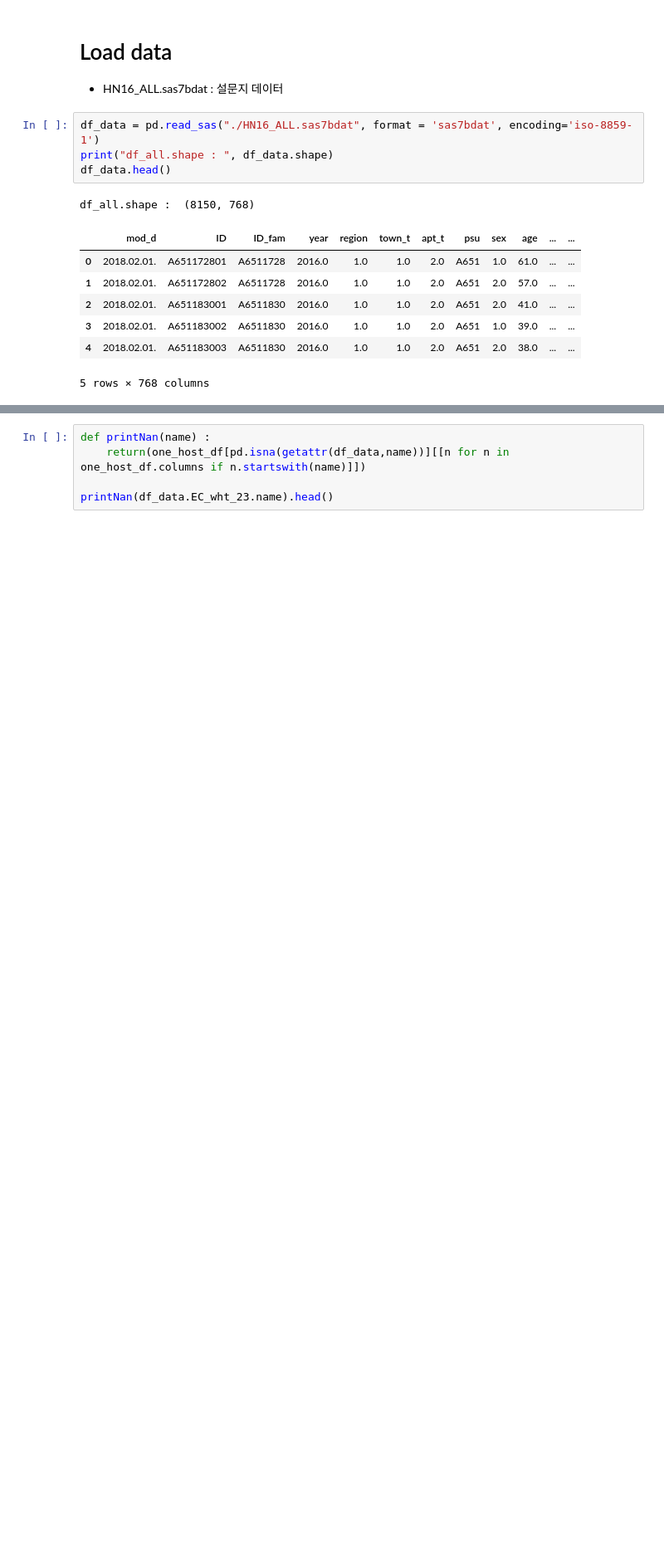
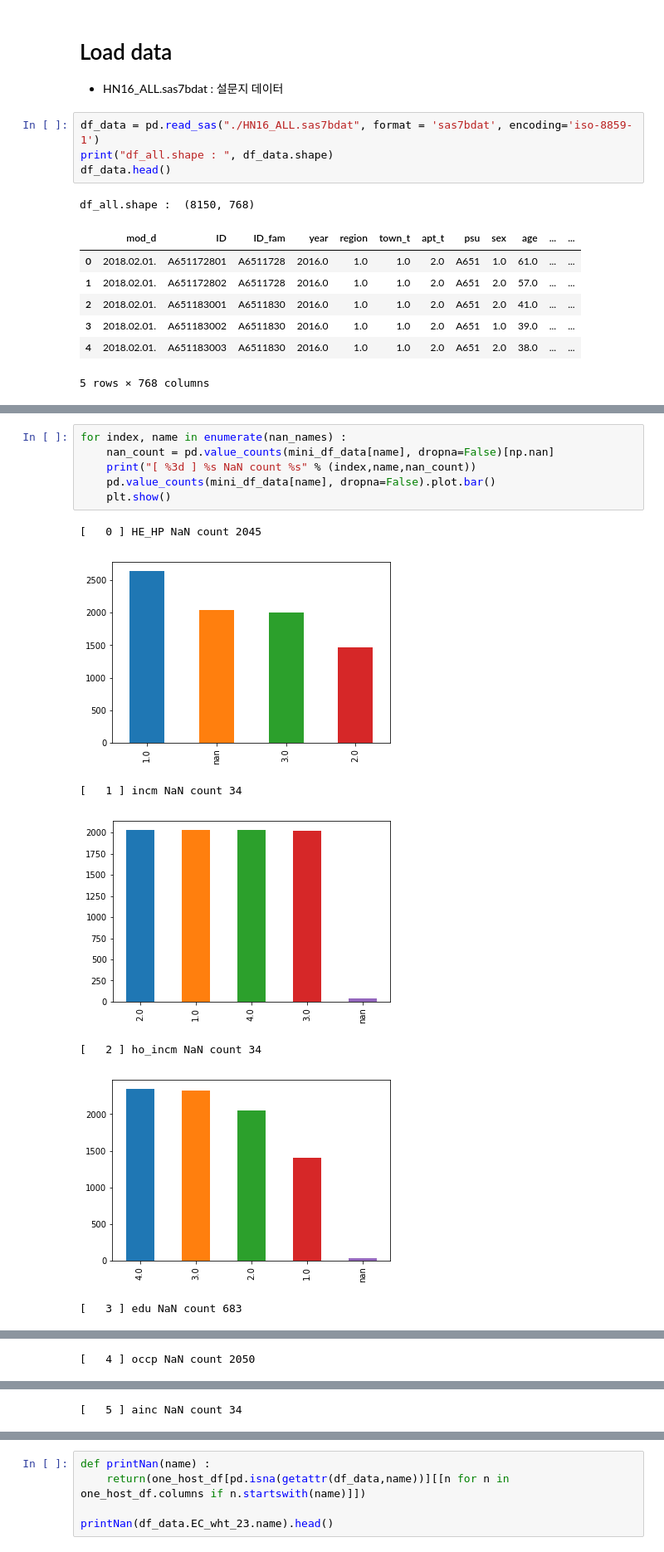
Before and after one commit to zoot0134/kdata_project_2018, a Jupyter notebook: DecisionTreeClassifier_to_pdf_accuracyRate_4(LEE).ipynb, the cells around one changed output, grey strips where cells are left out. Shown at 83% size. Saved outputs shown, nothing was run; the diff lists cells and outputs as text; blank space fills up the shorter version.

```diff
--- a/DecisionTreeClassifier_to_pdf_accuracyRate_4(LEE).ipynb
+++ b/DecisionTreeClassifier_to_pdf_accuracyRate_4(LEE).ipynb
@@ -80,0 +111,14 @@ mini_df_data.head()
+# %%
+for index, name in enumerate(nan_names) :
+    nan_count = pd.value_counts(mini_df_data[name], dropna=False)[np.nan]
+    print("[ %3d ] %s NaN count %s" % (index,name,nan_count))
+    pd.value_counts(mini_df_data[name], dropna=False).plot.bar()
+    plt.show()
+# %% [output]
+[   0 ] HE_HP NaN count 2045
+[figure, added]
+[   1 ] incm NaN count 34
+[figure, added]
+[   2 ] ho_incm NaN count 34
+[figure, added]
+[   3 ] edu NaN count 683
@@ -80,0 +126 @@ mini_df_data.head()
+[   4 ] occp NaN count 2050
@@ -80,0 +128 @@ mini_df_data.head()
+[   5 ] ainc NaN count 34
```
Also changed, not shown: parts of 22 cells of this notebook.
